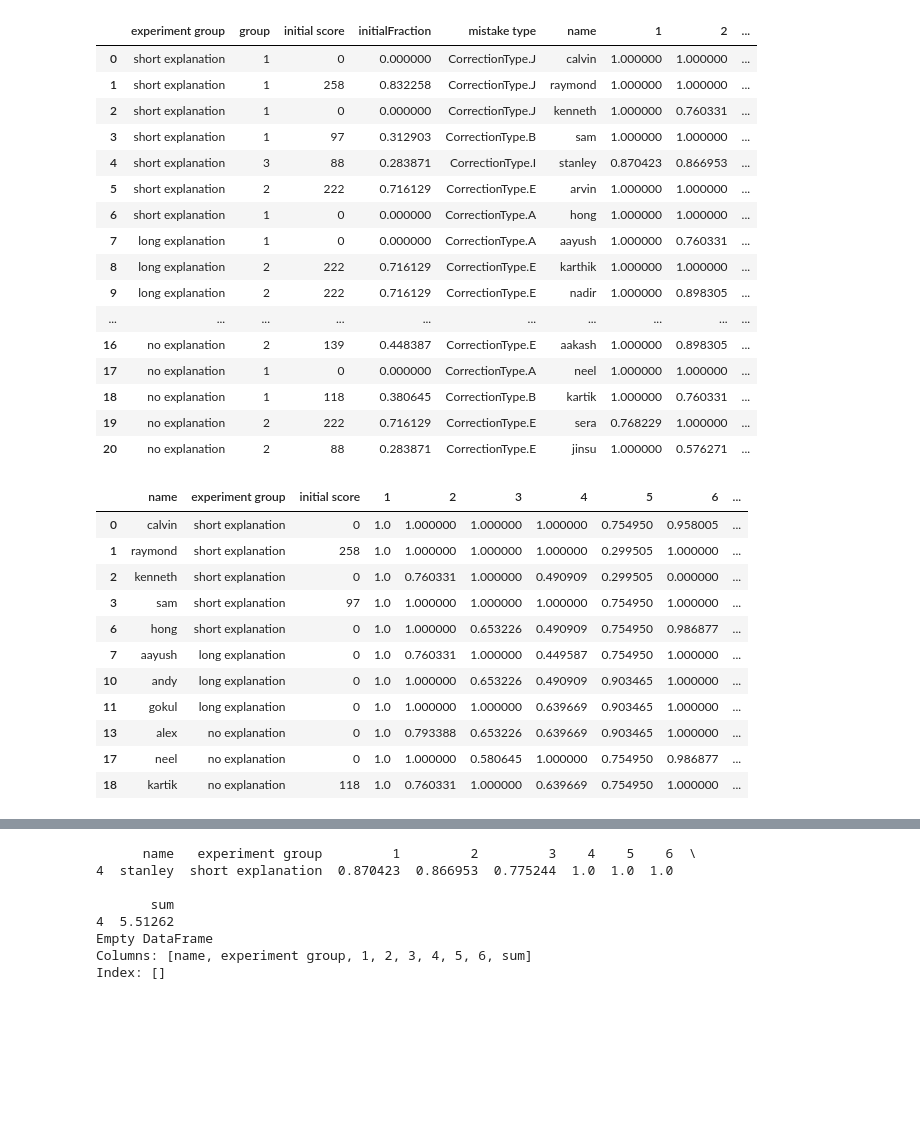
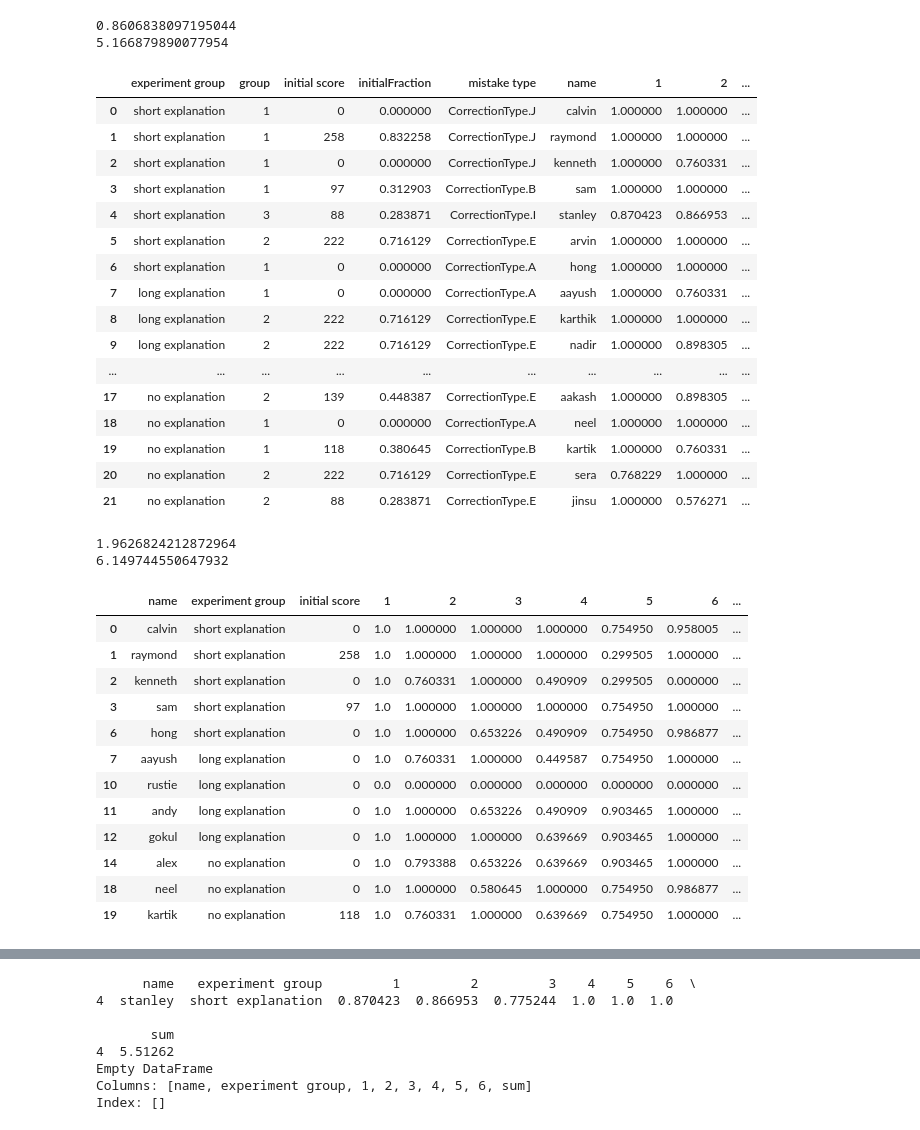
Before and after one commit to shermanluo/Connect4Agents, a Jupyter notebook: DivingGame/Analyze Data.ipynb, the cells around one changed output, grey strips where cells are left out. Drawn from its saved outputs; the diff is of its cells as text; code cells hidden in the pictures; blank space fills up the shorter version.

```diff
--- a/DivingGame/Analyze Data.ipynb
+++ b/DivingGame/Analyze Data.ipynb
@@ -104,32 +107,43 @@ process("jinsu", "no explanation")
 df = pandas.DataFrame(datas)
 # %%
 df
+print(math.sqrt(np.var(df['total'].values)))
+print(np.mean(df['total'].values))
 #7 & 8 is group 1
 #9 & 10 group 2
 #11 & 12 group 3
+df
 # %% [output]
+0.8606838097195044
+5.166879890077954
 |  | experiment group | group | initial score | initialFraction | mistake type | name | 1 | 2 | ... |
 | 0 | short explanation | 1 | 0 | 0.000000 | CorrectionType.J | calvin | 1.000000 | 1.000000 | ... |
 | 1 | short explanation | 1 | 258 | 0.832258 | CorrectionType.J | raymond | 1.000000 | 1.000000 | ... |
 | 2 | short explanation | 1 | 0 | 0.000000 | CorrectionType.J | kenneth | 1.000000 | 0.760331 | ... |
 | 3 | short explanation | 1 | 97 | 0.312903 | CorrectionType.B | sam | 1.000000 | 1.000000 | ... |
 | 4 | short explanation | 3 | 88 | 0.283871 | CorrectionType.I | stanley | 0.870423 | 0.866953 | ... |
 | 5 | short explanation | 2 | 222 | 0.716129 | CorrectionType.E | arvin | 1.000000 | 1.000000 | ... |
 | 6 | short explanation | 1 | 0 | 0.000000 | CorrectionType.A | hong | 1.000000 | 1.000000 | ... |
 | 7 | long explanation | 1 | 0 | 0.000000 | CorrectionType.A | aayush | 1.000000 | 0.760331 | ... |
 | 8 | long explanation | 2 | 222 | 0.716129 | CorrectionType.E | karthik | 1.000000 | 1.000000 | ... |
 | 9 | long explanation | 2 | 222 | 0.716129 | CorrectionType.E | nadir | 1.000000 | 0.898305 | ... |
 | ... | ... | ... | ... | ... | ... | ... | ... | ... | ... |
-| 16 | no explanation | 2 | 139 | 0.448387 | CorrectionType.E | aakash | 1.000000 | 0.898305 | ... |
-| 17 | no explanation | 1 | 0 | 0.000000 | CorrectionType.A | neel | 1.000000 | 1.000000 | ... |
-| 18 | no explanation | 1 | 118 | 0.380645 | CorrectionType.B | kartik | 1.000000 | 0.760331 | ... |
-| 19 | no explanation | 2 | 222 | 0.716129 | CorrectionType.E | sera | 0.768229 | 1.000000 | ... |
-| 20 | no explanation | 2 | 88 | 0.283871 | CorrectionType.E | jinsu | 1.000000 | 0.576271 | ... |
+| 17 | no explanation | 2 | 139 | 0.448387 | CorrectionType.E | aakash | 1.000000 | 0.898305 | ... |
+| 18 | no explanation | 1 | 0 | 0.000000 | CorrectionType.A | neel | 1.000000 | 1.000000 | ... |
+| 19 | no explanation | 1 | 118 | 0.380645 | CorrectionType.B | kartik | 1.000000 | 0.760331 | ... |
+| 20 | no explanation | 2 | 222 | 0.716129 | CorrectionType.E | sera | 0.768229 | 1.000000 | ... |
+| 21 | no explanation | 2 | 88 | 0.283871 | CorrectionType.E | jinsu | 1.000000 | 0.576271 | ... |
 # %%
 group1 = df[(df['group'] == 1)][['name', 'experiment group', 'initial score', 1, 2, 3, 4, 5, 6, 7, 8]]
 group1['sum'] = group1.iloc[:, 3:].sum(axis = 1)
+
+print(math.sqrt(np.var(group1['sum'].values)))
+print(np.mean(group1['sum'].values))
+
 group1
 # %% [output]
+1.9626824212872964
+6.149744550647932
 |  | name | experiment group | initial score | 1 | 2 | 3 | 4 | 5 | 6 | ... |
 | 0 | calvin | short explanation | 0 | 1.0 | 1.000000 | 1.000000 | 1.000000 | 0.754950 | 0.958005 | ... |
 | 1 | raymond | short explanation | 258 | 1.0 | 1.000000 | 1.000000 | 1.000000 | 0.299505 | 1.000000 | ... |
@@ -137,11 +151,12 @@ group1
 | 3 | sam | short explanation | 97 | 1.0 | 1.000000 | 1.000000 | 1.000000 | 0.754950 | 1.000000 | ... |
 | 6 | hong | short explanation | 0 | 1.0 | 1.000000 | 0.653226 | 0.490909 | 0.754950 | 0.986877 | ... |
 | 7 | aayush | long explanation | 0 | 1.0 | 0.760331 | 1.000000 | 0.449587 | 0.754950 | 1.000000 | ... |
-| 10 | andy | long explanation | 0 | 1.0 | 1.000000 | 0.653226 | 0.490909 | 0.903465 | 1.000000 | ... |
-| 11 | gokul | long explanation | 0 | 1.0 | 1.000000 | 1.000000 | 0.639669 | 0.903465 | 1.000000 | ... |
-| 13 | alex | no explanation | 0 | 1.0 | 0.793388 | 0.653226 | 0.639669 | 0.903465 | 1.000000 | ... |
-| 17 | neel | no explanation | 0 | 1.0 | 1.000000 | 0.580645 | 1.000000 | 0.754950 | 0.986877 | ... |
-| 18 | kartik | no explanation | 118 | 1.0 | 0.760331 | 1.000000 | 0.639669 | 0.754950 | 1.000000 | ... |
+| 10 | rustie | long explanation | 0 | 0.0 | 0.000000 | 0.000000 | 0.000000 | 0.000000 | 0.000000 | ... |
+| 11 | andy | long explanation | 0 | 1.0 | 1.000000 | 0.653226 | 0.490909 | 0.903465 | 1.000000 | ... |
+| 12 | gokul | long explanation | 0 | 1.0 | 1.000000 | 1.000000 | 0.639669 | 0.903465 | 1.000000 | ... |
+| 14 | alex | no explanation | 0 | 1.0 | 0.793388 | 0.653226 | 0.639669 | 0.903465 | 1.000000 | ... |
+| 18 | neel | no explanation | 0 | 1.0 | 1.000000 | 0.580645 | 1.000000 | 0.754950 | 0.986877 | ... |
+| 19 | kartik | no explanation | 118 | 1.0 | 0.760331 | 1.000000 | 0.639669 | 0.754950 | 1.000000 | ... |
 # %%
 group2 = df[(df['group'] == 2)][['name', 'experiment group', 'initial score', 1, 2, 3, 4, 5, 6, 9, 10]]
 group2['sum'] = group2.iloc[:, 3:].sum(axis = 1)
```
Also changed, not shown: parts of 15 cells of this notebook, 4 other files.
